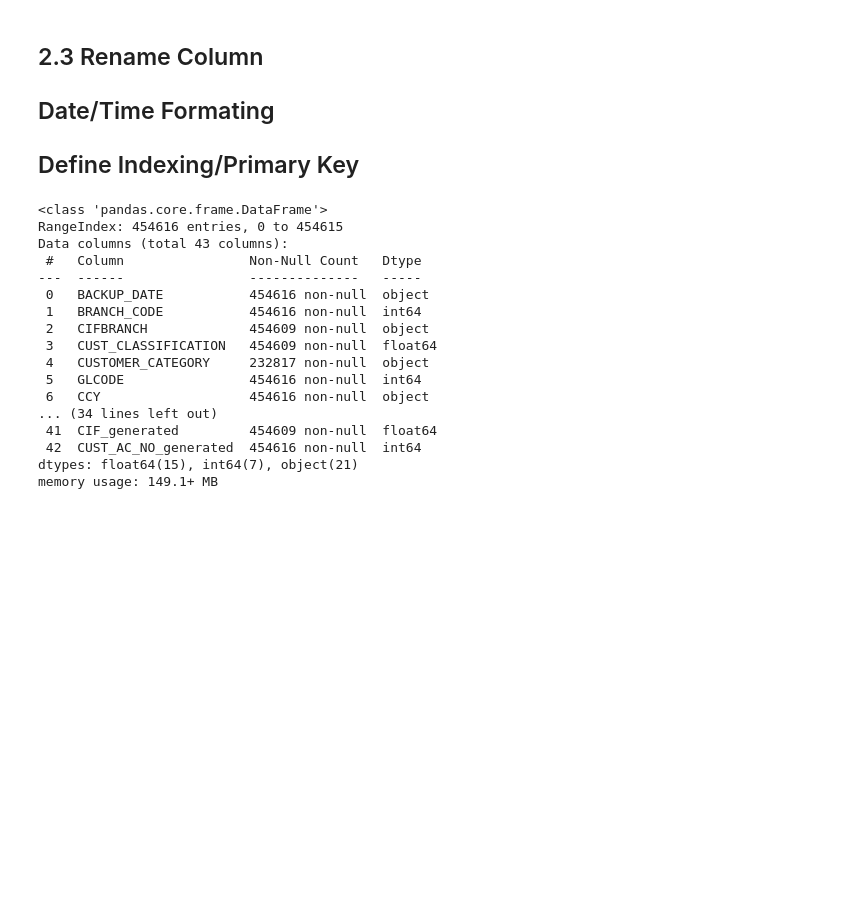
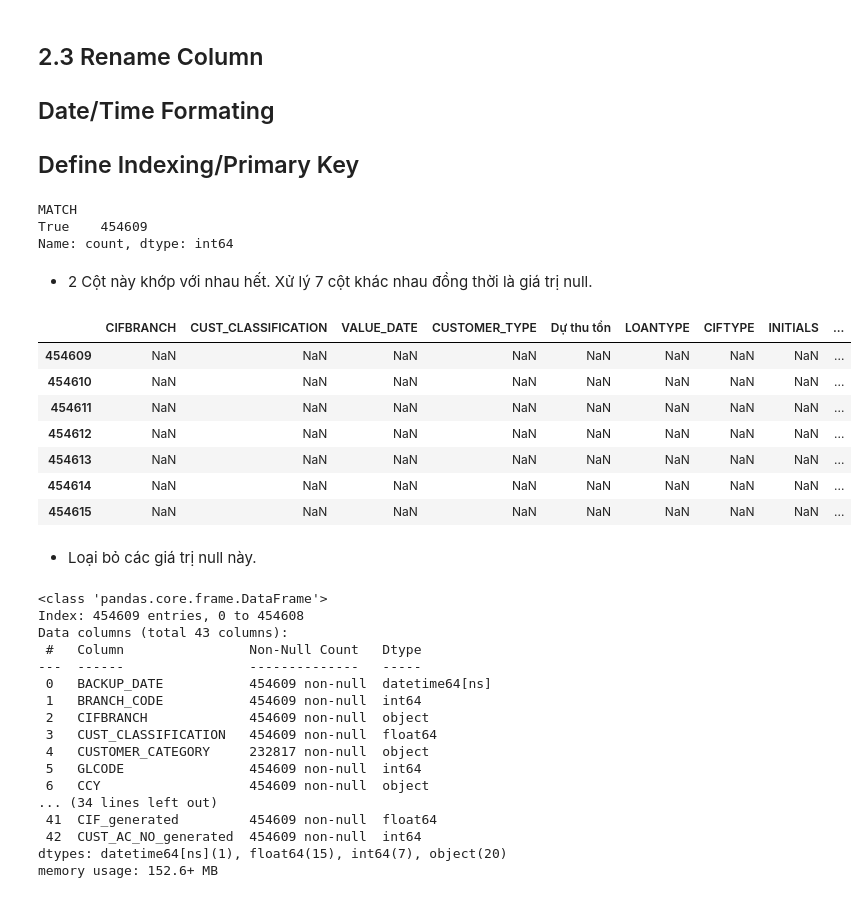
Before and after one commit to ThanhVo15/Loan-Portfolio-Analysis-and-Visualization-of-Bank-X-for-December-2020, a Jupyter notebook: 1_Data_Preprocessing/f302.ipynb, the cells around one changed output. Cells and saved outputs as stored; diff of their text form; code cells hidden in the pictures; blank space fills up the shorter version.

```diff
--- a/1_Data_Preprocessing/f302.ipynb
+++ b/1_Data_Preprocessing/f302.ipynb
@@ -145,23 +145,60 @@ np.int64(0)
 ## 2.3 Rename Column
 ## Date/Time Formating
 ## Define Indexing/Primary Key
+# %%
+f302['BACKUP_DATE'] = pd.to_datetime(f302['BACKUP_DATE'])
+# %%
+df_brand_cif_check = f302[['BRANCH_CODE', 'CIFBRANCH', 'CIF_generated']].copy()
+df_brand_cif_check['CIFBRANCH_SUFIX'] = df_brand_cif_check['CIFBRANCH'].str[-3:]
+df_brand_cif_check['CIFBRANCH_SUFIX'] = df_brand_cif_check['CIFBRANCH_SUFIX'].astype(float)
+df_brand_cif_check['MATCH'] = df_brand_cif_check['CIFBRANCH_SUFIX'] == df_brand_cif_check['BRANCH_CODE']
+df_brand_cif_check['MATCH'].value_counts()
+# %% [output]
+MATCH
+True    454609
+Name: count, dtype: int64
+# %% [markdown]
+- 2 Cột này khớp với nhau hết. Xử lý 7 cột khác nhau đồng thời là giá trị null.
+# %%
+# Tìm các cột có đúng 7 giá trị null
+columns_with_7_nulls = f302.columns[f302.isnull().sum() == 7]
+
+# Tạo một DataFrame mới chỉ chứa các cột này
+df_7_nulls = f302[columns_with_7_nulls].copy()
+
+df_records_with_7_nulls = df_7_nulls[df_7_nulls[columns_with_7_nulls].isnull().any(axis=1)]
+df_records_with_7_nulls
+
+# Xóa các dòng có ít nhất 1 giá trị null trong các cột này
+f302.dropna(subset=columns_with_7_nulls, inplace=True)
+# %% [output]
+|  | CIFBRANCH | CUST_CLASSIFICATION | VALUE_DATE | CUSTOMER_TYPE | Dự thu tồn | LOANTYPE | CIFTYPE | INITIALS | ... |
+| 454609 | NaN | NaN | NaN | NaN | NaN | NaN | NaN | NaN | ... |
+| 454610 | NaN | NaN | NaN | NaN | NaN | NaN | NaN | NaN | ... |
+| 454611 | NaN | NaN | NaN | NaN | NaN | NaN | NaN | NaN | ... |
+| 454612 | NaN | NaN | NaN | NaN | NaN | NaN | NaN | NaN | ... |
+| 454613 | NaN | NaN | NaN | NaN | NaN | NaN | NaN | NaN | ... |
+| 454614 | NaN | NaN | NaN | NaN | NaN | NaN | NaN | NaN | ... |
+| 454615 | NaN | NaN | NaN | NaN | NaN | NaN | NaN | NaN | ... |
+# %% [markdown]
+- Loại bỏ các giá trị null này.
 # %%
 f302.info()
 # %% [output]
 <class 'pandas.core.frame.DataFrame'>
-RangeIndex: 454616 entries, 0 to 454615
+Index: 454609 entries, 0 to 454608
 Data columns (total 43 columns):
  #   Column                Non-Null Count   Dtype
 ---  ------                --------------   -----
- 0   BACKUP_DATE           454616 non-null  object
- 1   BRANCH_CODE           454616 non-null  int64
+ 0   BACKUP_DATE           454609 non-null  datetime64[ns]
+ 1   BRANCH_CODE           454609 non-null  int64
  2   CIFBRANCH             454609 non-null  object
  3   CUST_CLASSIFICATION   454609 non-null  float64
  4   CUSTOMER_CATEGORY     232817 non-null  object
- 5   GLCODE                454616 non-null  int64
- 6   CCY                   454616 non-null  object
+ 5   GLCODE                454609 non-null  int64
+ 6   CCY                   454609 non-null  object
 ... (34 lines left out)
  41  CIF_generated         454609 non-null  float64
- 42  CUST_AC_NO_generated  454616 non-null  int64
-dtypes: float64(15), int64(7), object(21)
-memory usage: 149.1+ MB
+ 42  CUST_AC_NO_generated  454609 non-null  int64
+dtypes: datetime64[ns](1), float64(15), int64(7), object(20)
+memory usage: 152.6+ MB
```
Also changed, not shown: parts of 4 cells of this notebook, 1 other file.
